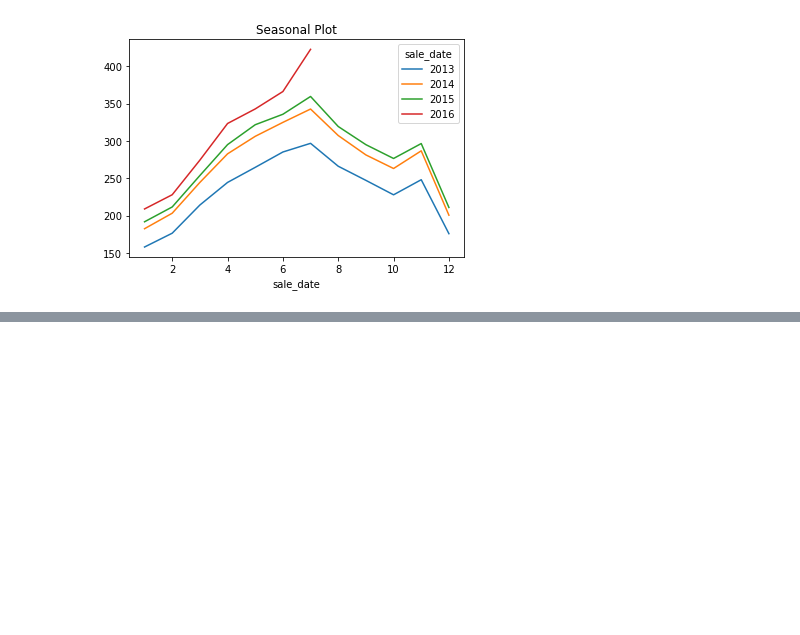
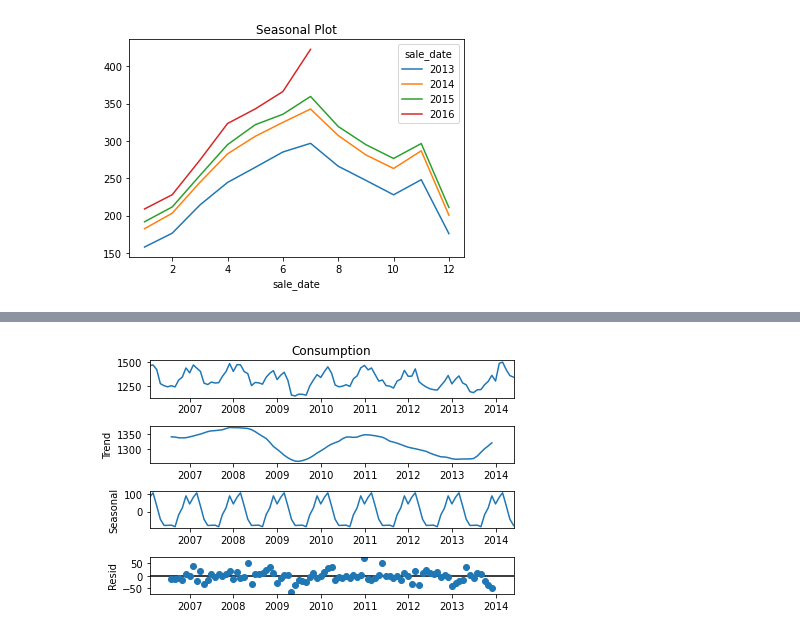
Before and after one commit to mariamnaqvi/time-series-exercises, a Jupyter notebook: explore.ipynb, the cells around one changed output, grey strips where cells are left out. Cells and saved outputs as stored; diff of their text form; code cells hidden in the pictures; blank space fills up the shorter version.

```diff
--- a/explore.ipynb
+++ b/explore.ipynb
@@ -158,0 +205,5 @@ y.groupby([y.index.year, y.index.month]).mean().unstack(0).plot(title='Seasonal
+# %%
+sm.tsa.seasonal_decompose(y2.resample('M').mean()).plot()
+None
+# %% [output]
+[figure, added]
```
Also changed, not shown: parts of 9 cells of this notebook.
